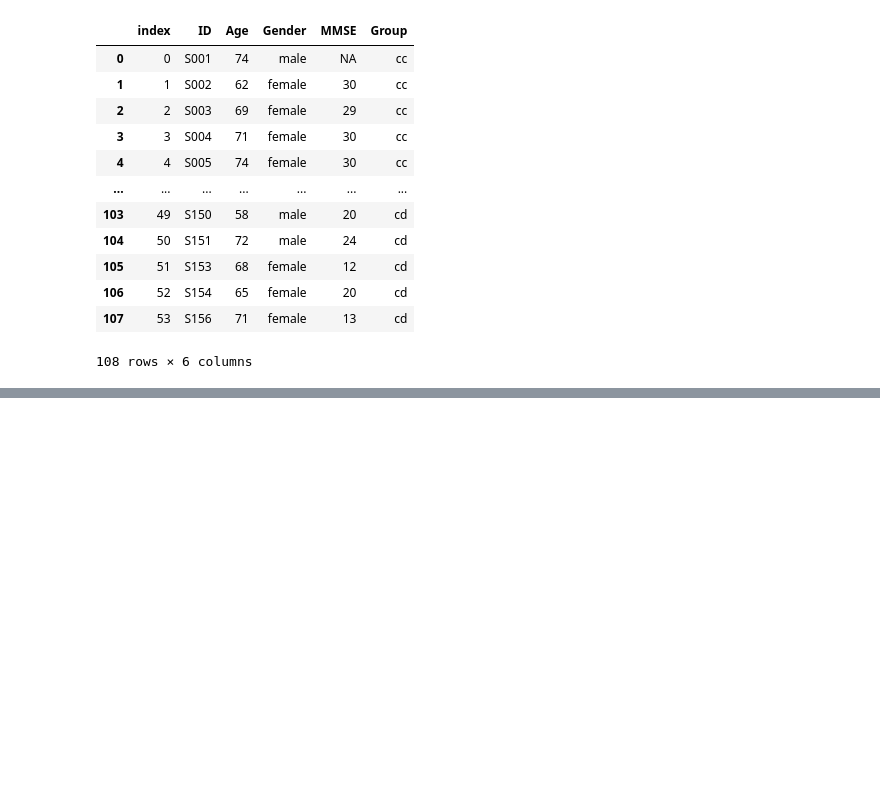
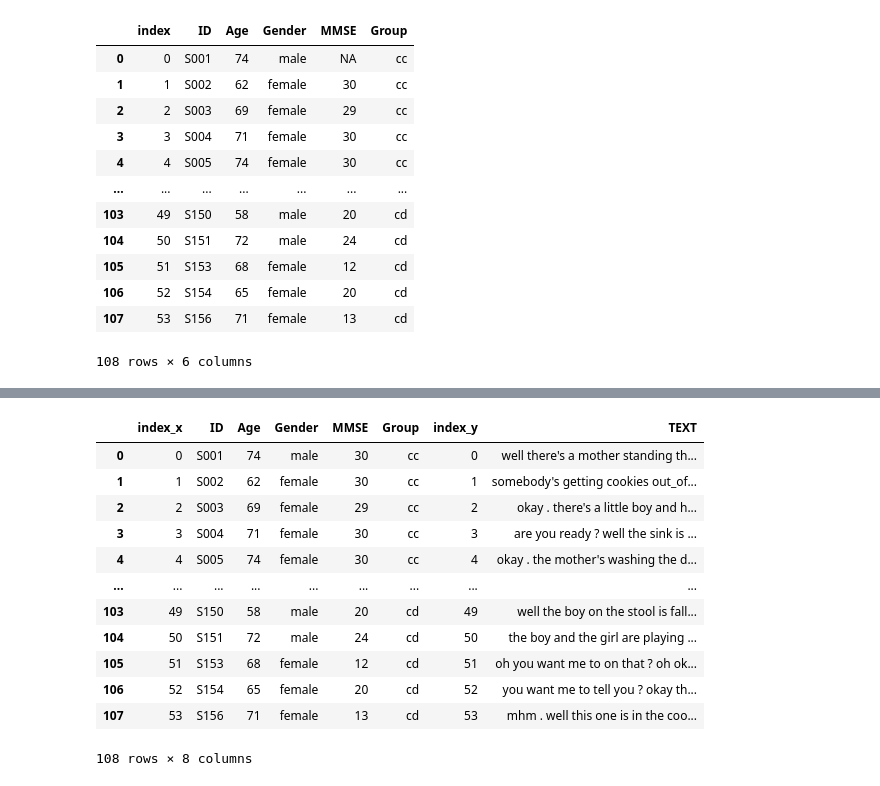
Before and after one commit to W210-SP21-Capstone-Dementia/model, a Jupyter notebook: ADReSS_Transcription_Combination_Data_Generator.ipynb, the cells around one changed output, grey strips where cells are left out. Saved outputs shown, nothing was run; the diff lists cells and outputs as text; code cells hidden in the pictures; blank space fills up the shorter version.

```diff
--- a/ADReSS_Transcription_Combination_Data_Generator.ipynb
+++ b/ADReSS_Transcription_Combination_Data_Generator.ipynb
@@ -192,0 +257,17 @@ filtered_merged_data.tail()
+# %%
+merged_data_orig = pd.merge(meta, df_id_txt_orig, on = "ID", how = "inner")
+merged_data_orig
+# %% [output]
+|  | index_x | ID | Age | Gender | MMSE | Group | index_y | TEXT |
+| 0 | 0 | S001 | 74 | male | 30 | cc | 0 | well there's a mother standing th... |
+| 1 | 1 | S002 | 62 | female | 30 | cc | 1 | somebody's getting cookies out_of... |
+| 2 | 2 | S003 | 69 | female | 29 | cc | 2 | okay . there's a little boy and h... |
+| 3 | 3 | S004 | 71 | female | 30 | cc | 3 | are you ready ? well the sink is ... |
+| 4 | 4 | S005 | 74 | female | 30 | cc | 4 | okay . the mother's washing the d... |
+| ... | ... | ... | ... | ... | ... | ... | ... | ... |
+| 103 | 49 | S150 | 58 | male | 20 | cd | 49 | well the boy on the stool is fall... |
+| 104 | 50 | S151 | 72 | male | 24 | cd | 50 | the boy and the girl are playing ... |
+| 105 | 51 | S153 | 68 | female | 12 | cd | 51 | oh you want me to on that ? oh ok... |
+| 106 | 52 | S154 | 65 | female | 20 | cd | 52 | you want me to tell you ? okay th... |
+| 107 | 53 | S156 | 71 | female | 13 | cd | 53 | mhm . well this one is in the coo... |
+108 rows × 8 columns
```
Also changed, not shown: parts of 12 cells of this notebook, 1 other file.
